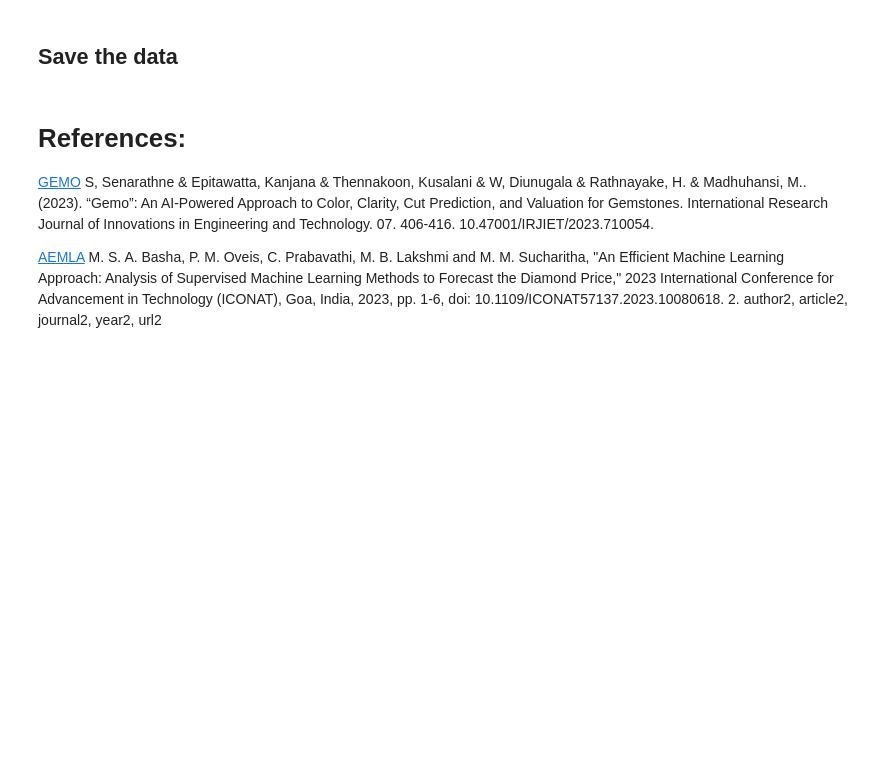
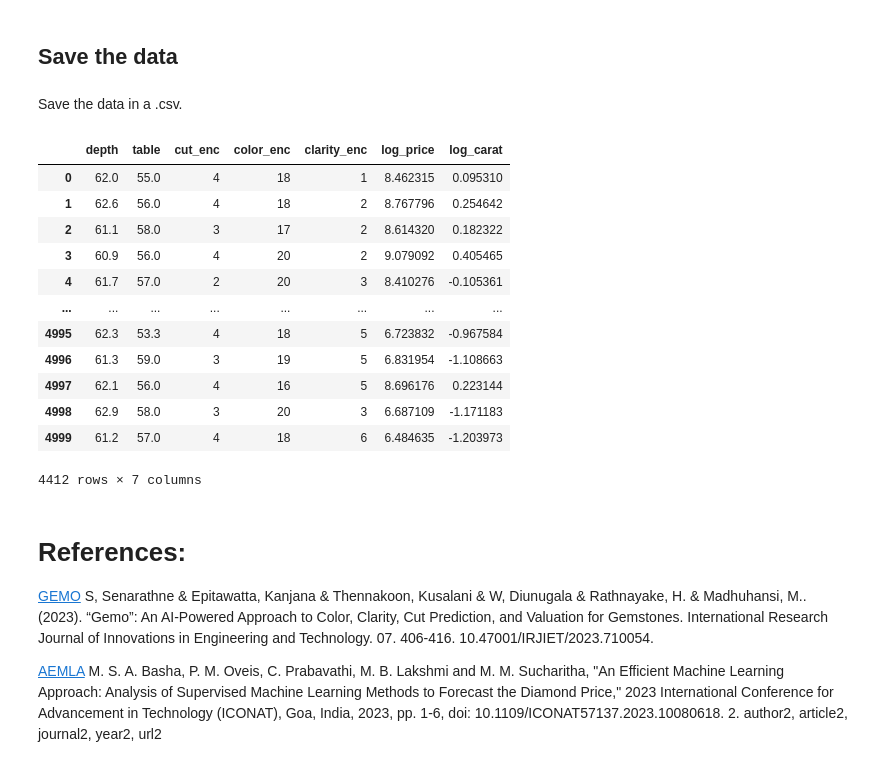
Before and after one commit to matildao-pane/xtream-ai-assignment-engineer, a Jupyter notebook: challenge_1/Data_exploration.ipynb, the cells around one changed output. Saved outputs shown, nothing was run; the diff lists cells and outputs as text; code cells hidden in the pictures; blank space fills up the shorter version.

```diff
--- a/challenge_1/Data_exploration.ipynb
+++ b/challenge_1/Data_exploration.ipynb
@@ -503,7 +500,25 @@ plt.show()
 # %% [markdown]
 ## Save the data
+# %% [markdown]
+Save the data in a .csv.
 # %%
-reduced_diamonds_df.to_csv('../datasets/diamonds/clean_data.csv', index=False)
+clean_df = df_no_outliers.drop(['carat','price'],axis=1)
+clean_df.to_csv('../datasets/diamonds/clean_data.csv', index=False)
+clean_df
+# %% [output]
+|  | depth | table | cut_enc | color_enc | clarity_enc | log_price | log_carat |
+| 0 | 62.0 | 55.0 | 4 | 18 | 1 | 8.462315 | 0.095310 |
+| 1 | 62.6 | 56.0 | 4 | 18 | 2 | 8.767796 | 0.254642 |
+| 2 | 61.1 | 58.0 | 3 | 17 | 2 | 8.614320 | 0.182322 |
+| 3 | 60.9 | 56.0 | 4 | 20 | 2 | 9.079092 | 0.405465 |
+| 4 | 61.7 | 57.0 | 2 | 20 | 3 | 8.410276 | -0.105361 |
+| ... | ... | ... | ... | ... | ... | ... | ... |
+| 4995 | 62.3 | 53.3 | 4 | 18 | 5 | 6.723832 | -0.967584 |
+| 4996 | 61.3 | 59.0 | 3 | 19 | 5 | 6.831954 | -1.108663 |
+| 4997 | 62.1 | 56.0 | 4 | 16 | 5 | 8.696176 | 0.223144 |
+| 4998 | 62.9 | 58.0 | 3 | 20 | 3 | 6.687109 | -1.171183 |
+| 4999 | 61.2 | 57.0 | 4 | 18 | 6 | 6.484635 | -1.203973 |
+4412 rows × 7 columns
 # %% [markdown]
 # References:
 
```
Also changed, not shown: parts of 17 cells of this notebook, 1 other file.
